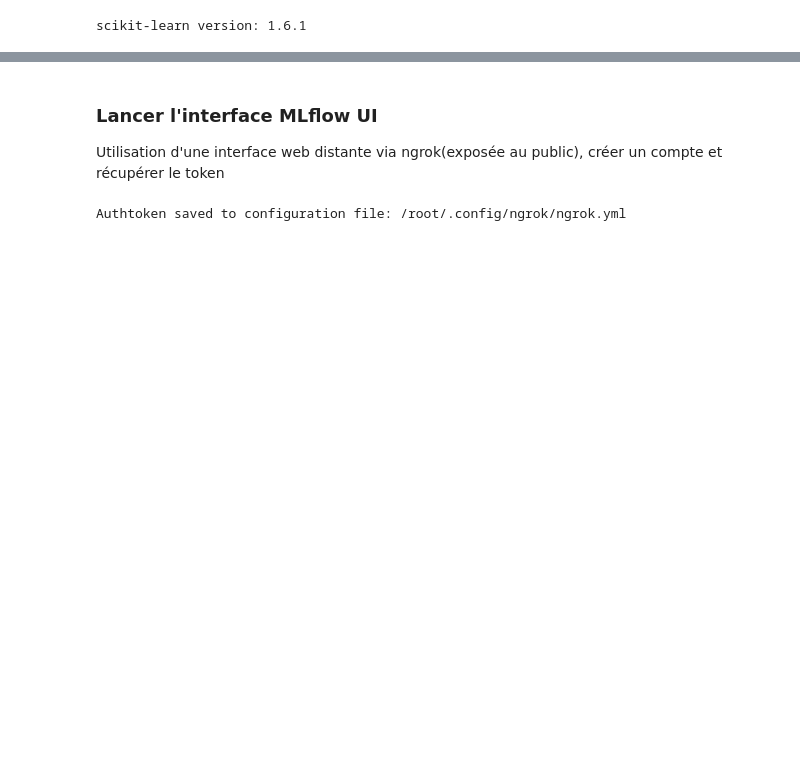
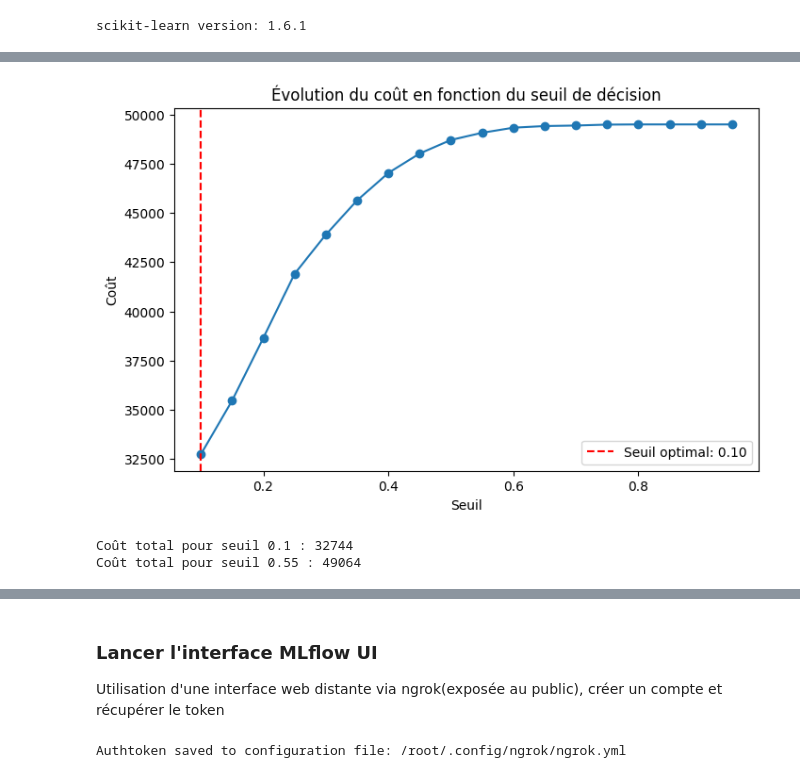
Before and after one commit to NatSy77/projet_7, a Jupyter notebook: P7_modelisation.ipynb, the cells around one changed output, grey strips where cells are left out. Saved outputs shown, nothing was run; the diff lists cells and outputs as text; code cells hidden in the pictures; blank space fills up the shorter version.

```diff
--- a/P7_modelisation.ipynb
+++ b/P7_modelisation.ipynb
@@ -259,0 +242,2 @@ X_test = scaler.transform(X_test)
+# %%
+input_example = X_train.iloc[[1]].values  # Obtenir les valeurs de la deuxième ligne (index 1)
@@ -356,13 +364,9 @@ import joblib
 def train_pipeline(model_name, model, params, X_train, y_train):
     print(f"\nEntraînement du pipeline pour {model_name}...")
 
-    # Calculer les poids d'échantillons pour gérer le déséquilibre des classes
-    sample_weight = compute_sample_weight(class_weight='balanced', y=y_train)
-
     # Création du pipeline
     pipeline = ImbPipeline(steps=[
         ('imputer', SimpleImputer(strategy='median')),
-        ('scaler', MinMaxScaler()),
         ('model', model)
     ])
 
@@ -378,8 +382,8 @@ def train_pipeline(model_name, model, params, X_train, y_train):
     )
 
     try:
-        # Entraîner le modèle en passant les poids d'échantillons
-        random_search.fit(X_train, y_train, model__sample_weight=sample_weight)
+        # Entraîner le modèle
+        random_search.fit(X_train, y_train)
 
         # Sauvegarde du meilleur modèle
         joblib.dump(random_search.best_estimator_, f'pipeline_{model_name}.pkl')
@@ -467,7 +464,7 @@ scikit-learn version: 1.6.1
 # %%
 # Liste des modèles
 models = {
-    "LightGBM": LGBMClassifier(random_state=42, is_unbalance=True)  # Paramètre pour gérer les classes déséquilibrées
+    "LightGBM": LGBMClassifier(random_state=42)  # Paramètre pour gérer les classes déséquilibrées
 }
 # %%
 # Liste pour stocker les courbes ROC
@@ -602 +599,34 @@ Optimal Threshold: 0.5500000000000002
 Modèle LightGBM journalisé avec succès.
+# %%
+import matplotlib.pyplot as plt
+import numpy as np
+
+# Recalculer les coûts pour chaque seuil
+thresholds = np.arange(0.1, 1.0, 0.05)
+costs = []
+
+for threshold in thresholds:
+    y_pred_class = (y_prob >= threshold).astype(int)
+    cost = custom_cost_function(y_test, y_pred_class, cost_fn=10, cost_fp=1)
+    costs.append(cost)
+
+# Tracer le graphique du coût en fonction du seuil
+plt.figure(figsize=(8, 5))
+plt.plot(thresholds, costs, marker='o', linestyle='-')
+plt.xlabel("Seuil")
+plt.ylabel("Coût")
+plt.title("Évolution du coût en fonction du seuil de décision")
+plt.axvline(optimal_threshold, color='r', linestyle='--', label=f"Seuil optimal: {optimal_threshold:.2f}")
+plt.legend()
+plt.show()
+# %% [output]
+[figure, added]
+# %%
+seuils_a_tester = [0.1, 0.55]
+for seuil in seuils_a_tester:
+    y_pred_test = (y_prob >= seuil).astype(int)
+    cost = custom_cost_function(y_test, y_pred_test, cost_fn=10, cost_fp=1)
+    print(f"Coût total pour seuil {seuil} : {cost}")
+# %% [output]
+Coût total pour seuil 0.1 : 32744
+Coût total pour seuil 0.55 : 49064
```
Also changed, not shown: parts of 39 cells of this notebook.
